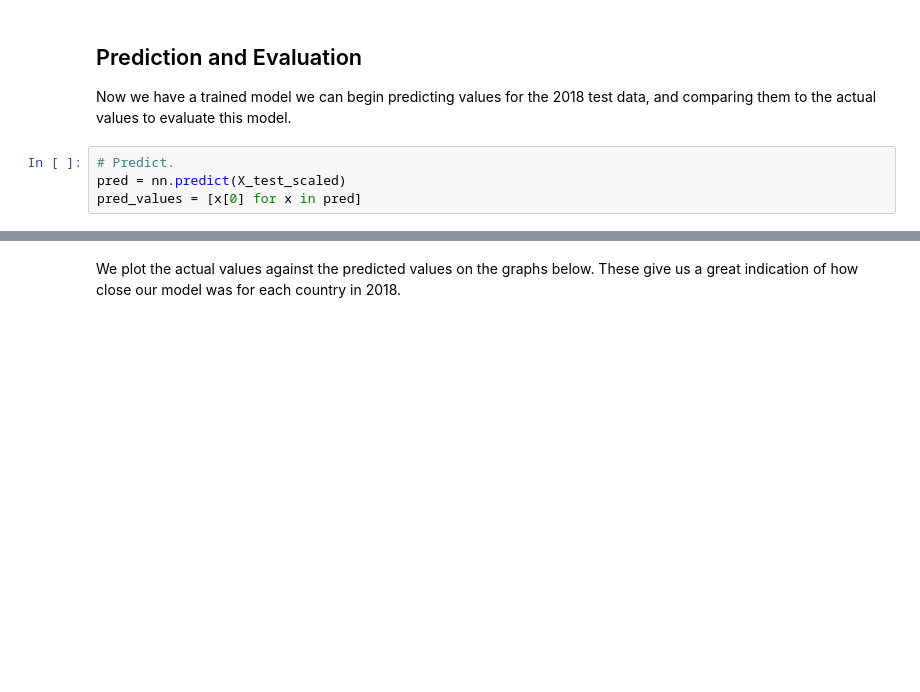
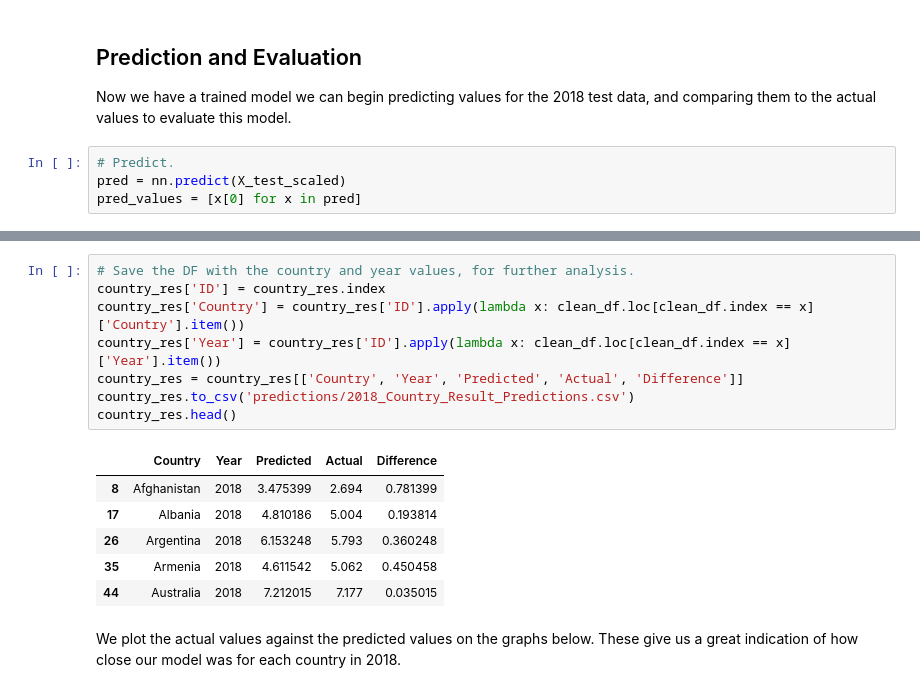
Before and after one commit to SDCoulter/final_project, a Jupyter notebook: notebooks/machine_learning/ML - Keras TensorFlow Modelling of Life Ladder to Predict 2018.ipynb, the cells around one changed output, grey strips where cells are left out. Drawn from its saved outputs; the diff is of its cells as text; blank space fills up the shorter version.

Commit message:
finishing producing csv predictions for further analysis

```diff
--- a/notebooks/machine_learning/ML - Keras TensorFlow Modelling of Life Ladder to Predict 2018.ipynb
+++ b/notebooks/machine_learning/ML - Keras TensorFlow Modelling of Life Ladder to Predict 2018.ipynb
@@ -242,3 +246,18 @@ results.head()
+# %%
+# Save the DF with the country and year values, for further analysis.
+country_res['ID'] = country_res.index
+country_res['Country'] = country_res['ID'].apply(lambda x: clean_df.loc[clean_df.index == x]['Country'].item())
+country_res['Year'] = country_res['ID'].apply(lambda x: clean_df.loc[clean_df.index == x]['Year'].item())
+country_res = country_res[['Country', 'Year', 'Predicted', 'Actual', 'Difference']]
+country_res.to_csv('predictions/2018_Country_Result_Predictions.csv')
+country_res.head()
+# %% [output]
+|  | Country | Year | Predicted | Actual | Difference |
+| 8 | Afghanistan | 2018 | 3.475399 | 2.694 | 0.781399 |
+| 17 | Albania | 2018 | 4.810186 | 5.004 | 0.193814 |
+| 26 | Argentina | 2018 | 6.153248 | 5.793 | 0.360248 |
+| 35 | Armenia | 2018 | 4.611542 | 5.062 | 0.450458 |
+| 44 | Australia | 2018 | 7.212015 | 7.177 | 0.035015 |
 # %% [markdown]
 We plot the actual values against the predicted values on the graphs below. These give us a great indication of how close our model was for each country in 2018.
 # %%
```
Also changed, not shown: parts of 6 cells of this notebook, 3 other files.
